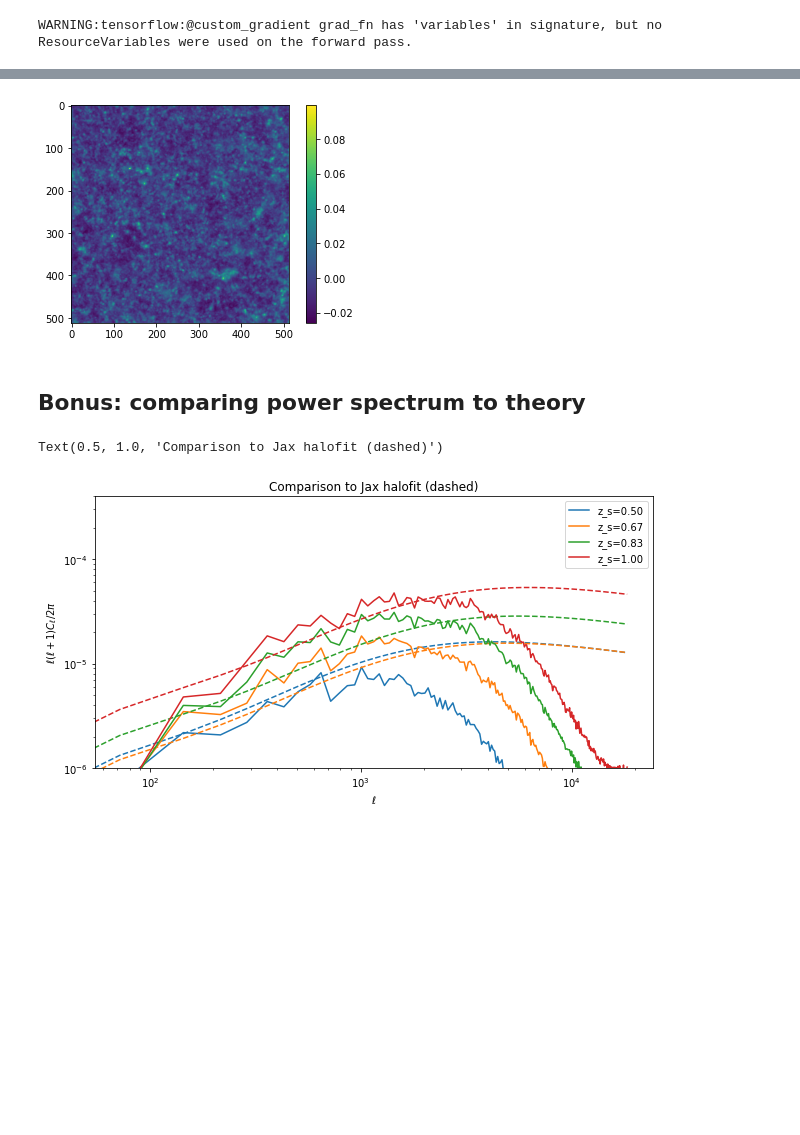
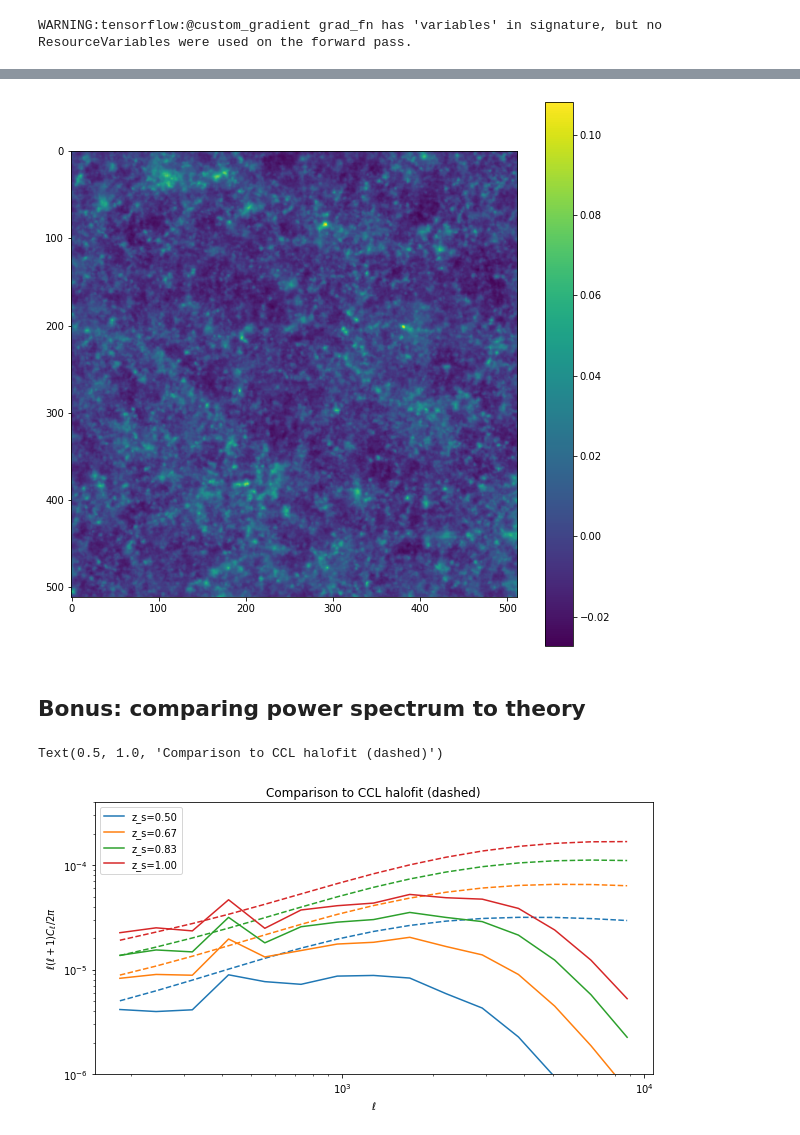
Before and after one commit to DifferentiableUniverseInitiative/flowpm, a Jupyter notebook: notebooks/lensing.ipynb, the cells around one changed output, grey strips where cells are left out. Saved outputs shown, nothing was run; the diff lists cells and outputs as text; code cells hidden in the pictures; blank space fills up the shorter version.

```diff
--- a/notebooks/lensing.ipynb
+++ b/notebooks/lensing.ipynb
@@ -62,17 +60,21 @@ states = flowpm.nbody(cosmology,
 # %%
 # Extract the lensplanes
 lensplanes = []
-matrix=flowpm.raytracing.generate_matrix()
-for i,j in zip(range(len(a_center)),cycle(range(6))):
+rotations=flowpm.raytracing.rotation_matrices()
+
+for i in range(len(a_center)):
     plane = flowpm.raytracing.density_plane(states[::-1][i][1],
                                             [nc, nc, nc],
-                                            nc//2, #r_center[i]/box_size*nc,
-                                            matrix[j],
-                                            flowpm.raytracing.shift(),
+                                            nc//2,
                                             width=nc,
-                                            plane_resolution=256)
+                                            plane_resolution=256,
+                                            rotation=rotations[i%6],
+                                            shift=flowpm.raytracing.random_2d_shift())
 
     plane = tf.expand_dims(plane, axis=-1)
+    plane = tf.image.random_flip_left_right(plane)
+    plane = tf.image.random_flip_up_down(plane)
+
     lensplanes.append((r_center[i], states[::-1][i][0], plane[...,0]))
 # %%
 import astropy.units as u
@@ -94,9 +96,10 @@ m = flowpm.raytracing.convergenceBorn(cosmology,
 
 m = m.numpy().reshape([batch_size, field_npix, field_npix, -1])
 # %%
+figure(figsize=[10,10])
 imshow(m[0,:,:,-1]); colorbar();
 # %% [output]
-[figure, old version]
+[figure, new version]
 # %% [markdown]
 ## Bonus: comparing power spectrum to theory
 # %%
@@ -121,14 +134,14 @@ for i in range(len(z_source)):
 figure(figsize=[10,5])
 for i in range(len(z_source)):
     loglog(l, l*(l+1)*ps[i]/(2*pi), color="C%d"%i, label="z_s=%0.2f"%z_source[i])
-    loglog(l, l*(l+1)*cls_th[i][0]/(2*pi), '--', color="C%d"%i)
+    loglog(l, l*(l+1)*cl_ccl[i]/(2*pi), '--', color="C%d"%i)
 
 
 legend()
 ylabel('$\ell(\ell+1)C_\ell /2\pi$')
 ylim(1e-6,4e-4)
 xlabel('$\ell$')
-title('Comparison to Jax halofit (dashed)')
+title('Comparison to CCL halofit (dashed)')
 # %% [output]
-Text(0.5, 1.0, 'Comparison to Jax halofit (dashed)')
+Text(0.5, 1.0, 'Comparison to CCL halofit (dashed)')
-[figure, old version]
+[figure, new version]
```
Also changed, not shown: parts of 10 cells of this notebook.
